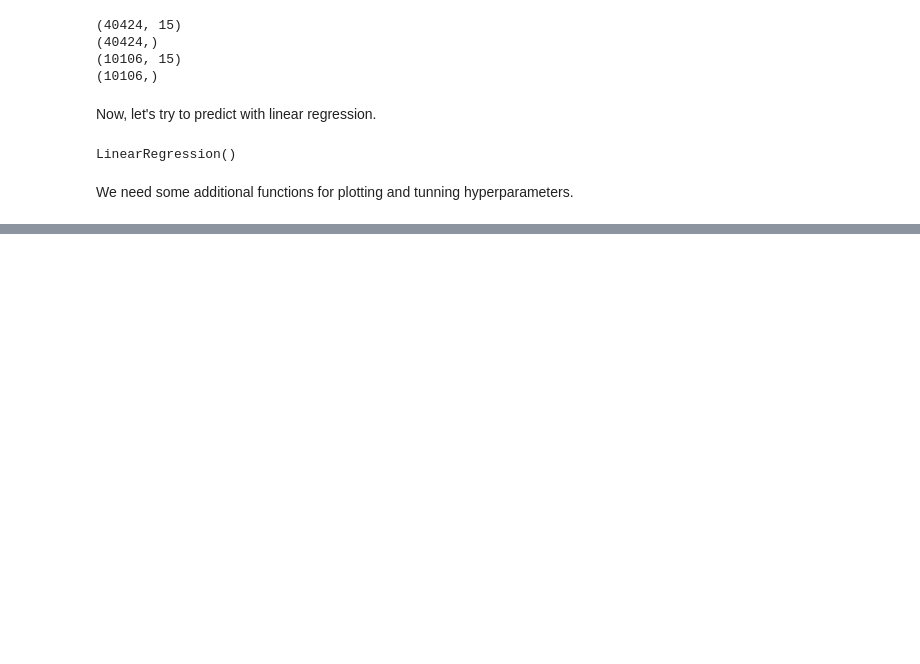
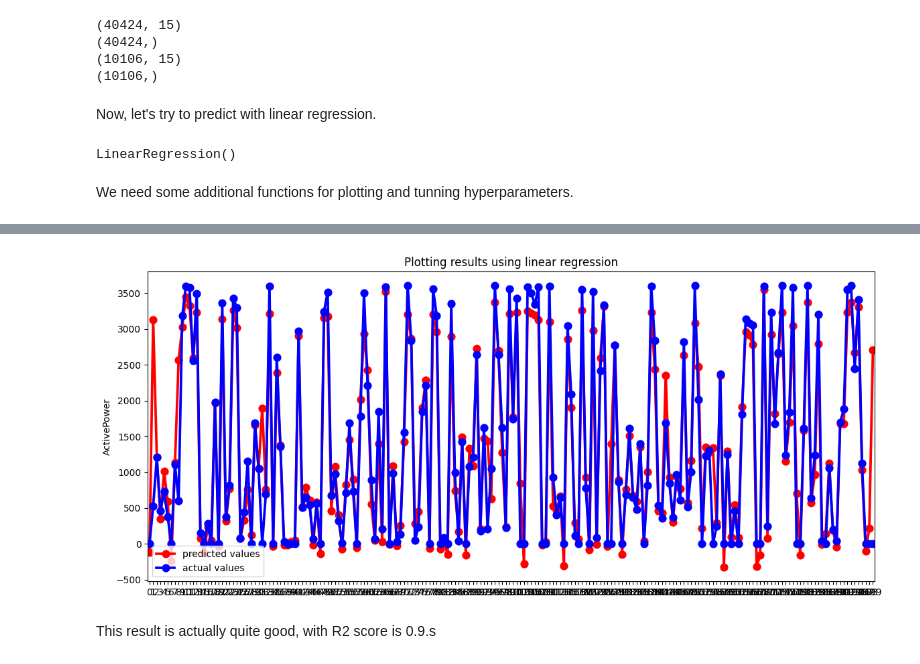
Before and after one commit to thuongtuandang/energy_anomaly_detection, a Jupyter notebook: data_exploring.ipynb, the cells around one changed output, grey strips where cells are left out. Drawn from its saved outputs; the diff is of its cells as text; code cells hidden in the pictures; blank space fills up the shorter version.

```diff
--- a/data_exploring.ipynb
+++ b/data_exploring.ipynb
@@ -391,3 +391,8 @@ def hyper_tune(estimator, X, y, param_grid, score = 'r2', n = 5):
     best_score = grid_search.best_score_
     print("Best R2 score: ", best_score)
     return grid_search.best_estimator_
+# %%
+y_pred = model_evaluation(linear_model, X_train, y_train)
+title = 'Plotting results using linear regression'
+point_plot(y_pred, y_train, title, range = 200, start_index=100)
+# %% [output]
@@ -393,0 +401,3 @@ def hyper_tune(estimator, X, y, param_grid, score = 'r2', n = 5):
+[figure, added]
+# %% [markdown]
+This result is actually quite good, with R2 score is 0.9.s
```
Also changed, not shown: parts of 1 cell of this notebook.
